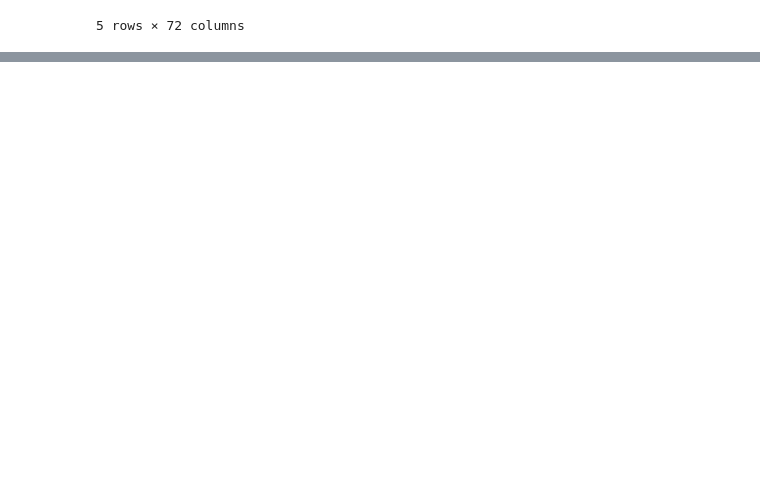
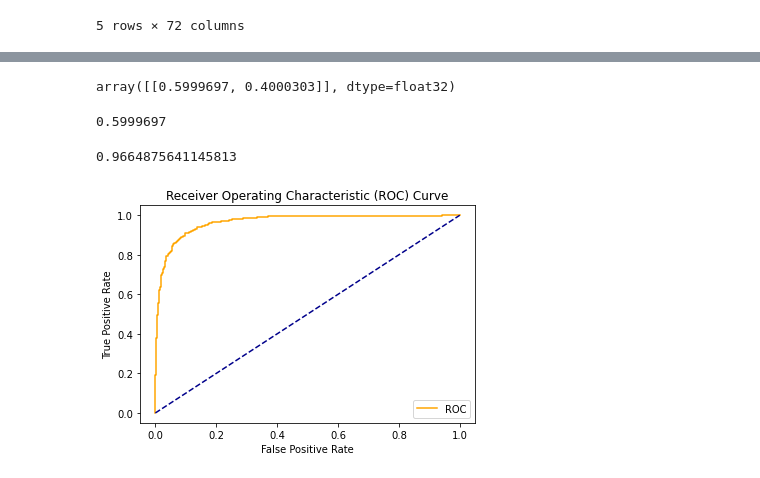
Before and after one commit to ramrao0102/DSA5900-Project, a Jupyter notebook: Duet_Project_Data_Scientist.ipynb, the cells around one changed output, grey strips where cells are left out. Drawn from its saved outputs; the diff is of its cells as text; code cells hidden in the pictures; blank space fills up the shorter version.

```diff
--- a/Duet_Project_Data_Scientist.ipynb
+++ b/Duet_Project_Data_Scientist.ipynb
@@ -225,10 +225,12 @@ X_test = torch.FloatTensor(np.array(X_test))
 y_test = torch.LongTensor(np.array(y_test))
 # %%
 preds = []
+preds1 = []
 with torch.no_grad():
     for i in range(len(X_test)):
         sample = X_test[i]
         y_hat = local_model(sample.unsqueeze(0))
+        preds1.append(y_hat)
         pred = y_hat.argmax().item()
-        print(f"Prediction: {pred} Ground Truth: {y_test[i]}")
+        #print(f"Prediction: {pred} Ground Truth: {y_test[i]}")
         preds.append(pred)
@@ -257,0 +246,7 @@ Overall test accuracy 87.6555023923445
+# %%
+# the below code converts the log_softmax to softmax to estimate probabilities of the +ve and the -ve classes
+
+probs = []
+
+for i in range(len(preds1)):
+    probs.append(torch.exp(preds1[i]))
@@ -257,0 +304,17 @@ Overall test accuracy 87.6555023923445
+# %%
+result = []
+for i in range (len(probs)):
+    result.append(probs[i].numpy())
+
+result[0]
+# %% [output]
+array([[0.5999697, 0.4000303]], dtype=float32)
+# %%
+result[0][0][0]
+# %% [output]
+0.5999697
+# %%
+# the below code finds the probability for the positive class
+resultprobs =[]
+for i in range(len(result)):
+    resultprobs.append(result[i][0][1])
@@ -257,0 +323,4 @@ Overall test accuracy 87.6555023923445
+# %%
+auc
+# %% [output]
+0.9664875641145813
@@ -257,0 +329,14 @@ Overall test accuracy 87.6555023923445
+# %%
+def plot_roc_curve(fper, tper):
+    plt.plot(fper, tper, color='orange', label='ROC')
+    plt.plot([0, 1], [0, 1], color='darkblue', linestyle='--')
+    plt.xlabel('False Positive Rate')
+    plt.ylabel('True Positive Rate')
+    plt.title('Receiver Operating Characteristic (ROC) Curve')
+    plt.legend()
+    plt.show()
+
+fper, tper, thresholds = roc_curve(y_test, resultprobs)
+plot_roc_curve(fper, tper)
+# %% [output]
+[figure, added]
```
Also changed, not shown: parts of 15 cells of this notebook, 13 other files.
